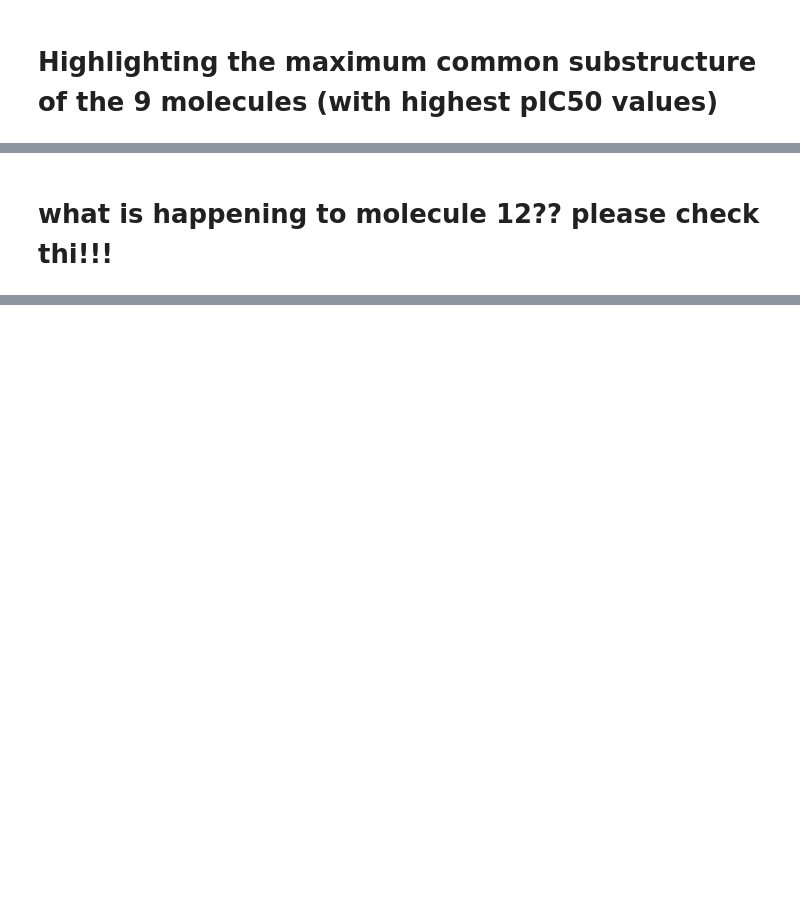
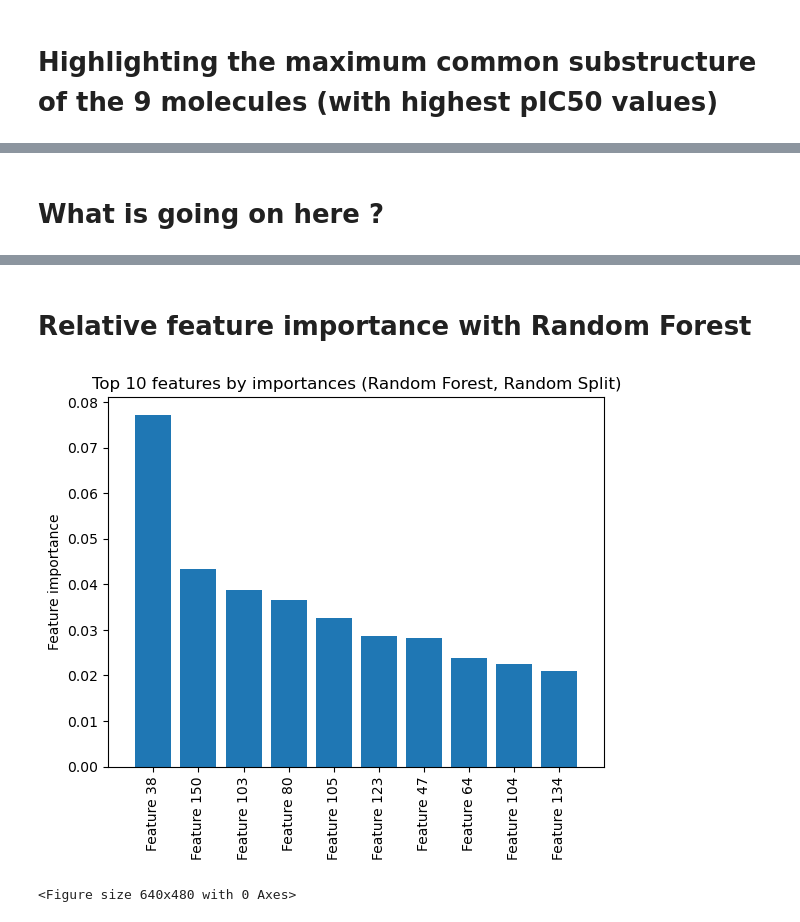
Before and after one commit to ASarriJackson/SummerProject, a Jupyter notebook: Shapely/Shapely_regression.ipynb, the cells around one changed output, grey strips where cells are left out. Saved outputs shown, nothing was run; the diff lists cells and outputs as text; code cells hidden in the pictures; blank space fills up the shorter version.

```diff
--- a/Shapely/Shapely_regression.ipynb
+++ b/Shapely/Shapely_regression.ipynb
@@ -75,10 +46,10 @@ best_min_samples_split_rand_TPE = 2
 best_min_samples_leaf_rand_TPE = 1
 
 
-rfr_rand_best_TPE = RandomForestRegressor(random_state=SEED, n_estimators=best_n_estimators_rand_TPE, max_depth=best_max_depth_rand_TPE, min_samples_split=best_min_samples_split_rand_TPE, min_samples_leaf=best_min_samples_leaf_rand_TPE)
-rfr_rand_best_TPE.fit(np.array(list((x_train_rand))).astype(float), y_train_rand)
-y_pred_rfr_rand_best_TPE = rfr_rand_best_TPE.predict(np.array(list((x_test_rand))).astype(float))
+rfr_rand_best_TPE_MACCS = RandomForestRegressor(random_state=SEED, n_estimators=best_n_estimators_rand_TPE, max_depth=best_max_depth_rand_TPE, min_samples_split=best_min_samples_split_rand_TPE, min_samples_leaf=best_min_samples_leaf_rand_TPE)
+rfr_rand_best_TPE_MACCS.fit(np.array(list((x_train_rand))).astype(float), y_train_rand)
+y_pred_rfr_rand_best_TPE_MACCS = rfr_rand_best_TPE_MACCS.predict(np.array(list((x_test_rand))).astype(float))
 
-mae_rfr_rand_best_TPE = mean_absolute_error(y_test_rand, y_pred_rfr_rand_best_TPE)
-mse_rfr_rand_best_TPE = mean_squared_error(y_test_rand, y_pred_rfr_rand_best_TPE)
-r2_rfr_rand_best_TPE = r2_score(y_test_rand, y_pred_rfr_rand_best_TPE)
+mae_rfr_rand_best_TPE_MACCS = mean_absolute_error(y_test_rand, y_pred_rfr_rand_best_TPE_MACCS)
+mse_rfr_rand_best_TPE_MACCS = mean_squared_error(y_test_rand, y_pred_rfr_rand_best_TPE_MACCS)
+r2_rfr_rand_best_TPE_MACCS = r2_score(y_test_rand, y_pred_rfr_rand_best_TPE_MACCS)
@@ -225,3 +248,3 @@ Maximum Common Substructure (MCS) as SMILES: CC(:C:C):C:C(:C):N:C:C
-# %% [markdown]
-# what is happening to molecule 12?? please check thi!!!
+# %% [markdown]
+# What is going on here ?
 # %%
@@ -236,2 +261,31 @@ view_structures(mol3Ds, w=300, h=300, columns=3)
 # %% [output]
 [interactive output not drawn]
+# %% [markdown]
+# Relative feature importance with Random Forest
+# %%
+# import matplotlib.pyplot as plt
+# import numpy as np
+
+# Assuming rfr_rand_best_TPE and x_train_rand are already defined
+importances = rfr_rand_best_TPE_MACCS.feature_importances_
+
+# Get the indices of the top 10 features
+top_10_indices = np.argsort(importances)[-10:][::-1]
+
+# Get the top 10 importances and feature names
+top_10_importances = importances[top_10_indices]
+top_10_feature_names = [f"Feature {i}" for i in top_10_indices]
+plt.title("Top 10 features by importances (Random Forest, Random Split)")
+plt.ylabel("Feature importance")
+
+# Plot bar chart of the top 10 feature importances in descending order
+plt.bar(range(10), top_10_importances, align="center")
+plt.xticks(range(10), top_10_feature_names, rotation=90)
+plt.xlim([-1, 10])
+plt.show()
+
+#save plot
+plt.savefig('top_10_features_importances_rand_TPE.png', dpi=300, bbox_inches='tight')
+# %% [output]
+[figure, added]
+<Figure size 640x480 with 0 Axes>
```
Also changed, not shown: parts of 17 cells of this notebook, 11 other files.
